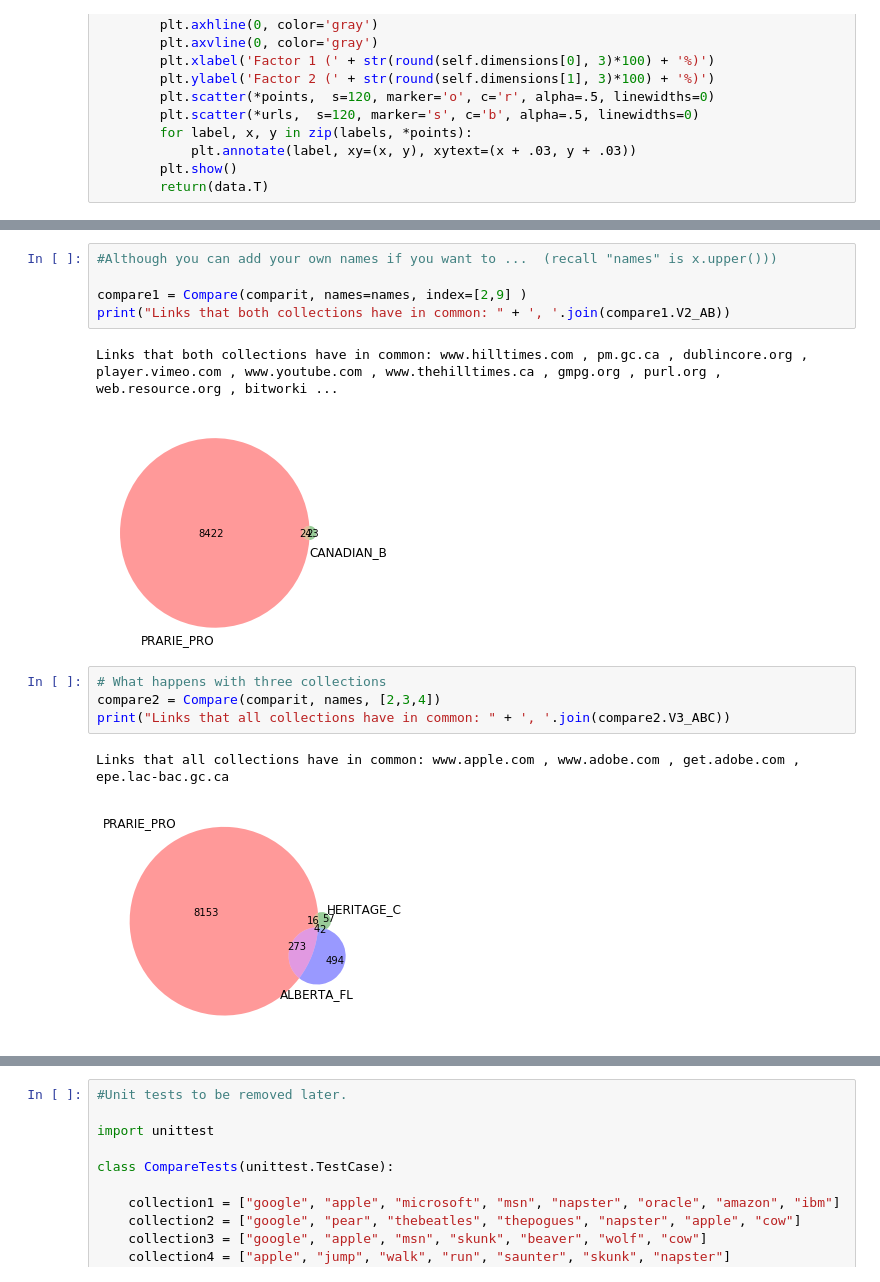
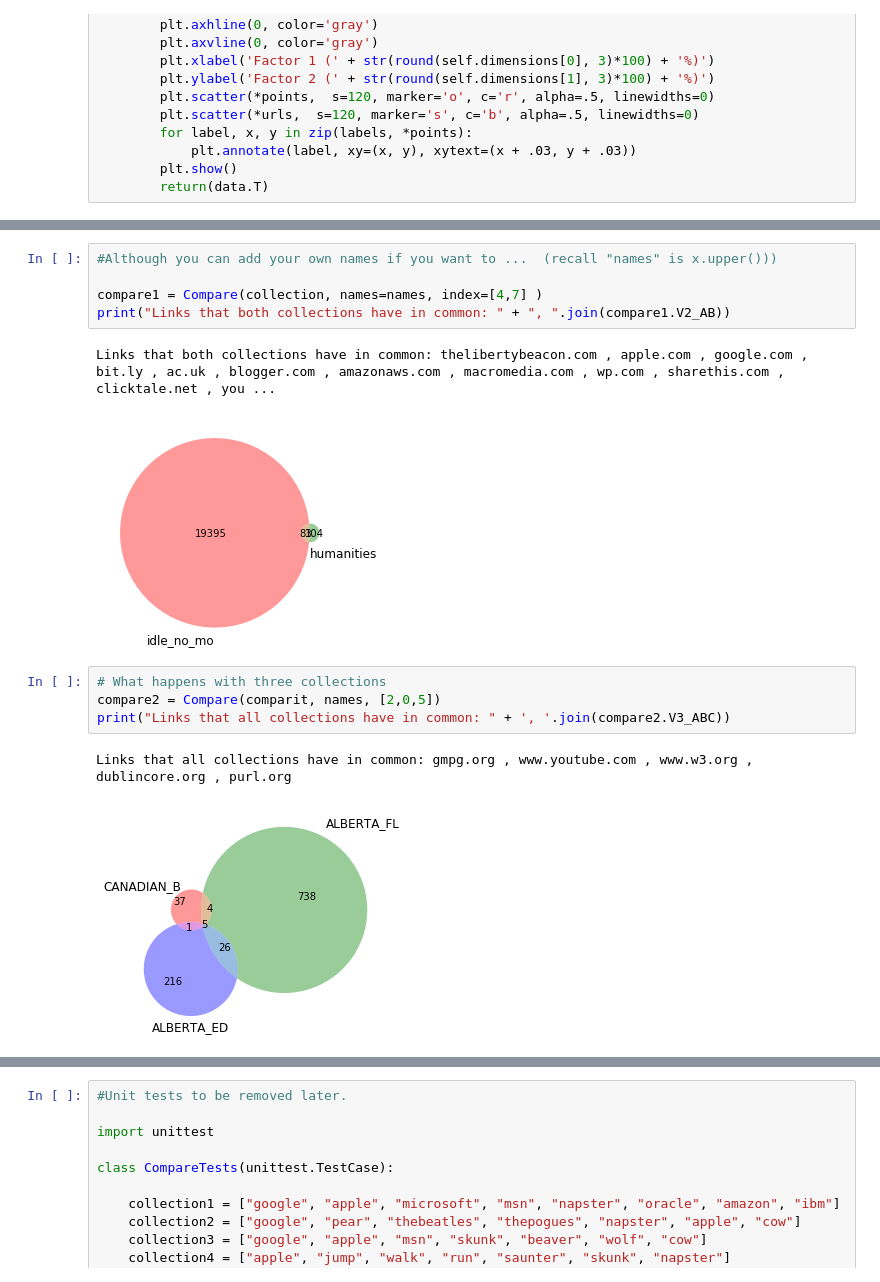
Before and after one commit to web-archive-group/WALK, a Jupyter notebook: Scripts/compare_collection/compare_collections.ipynb, the cells around one changed output, grey strips where cells are left out. Saved outputs shown, nothing was run; the diff lists cells and outputs as text.

```diff
--- a/Scripts/compare_collection/compare_collections.ipynb
+++ b/Scripts/compare_collection/compare_collections.ipynb
@@ -192,15 +265,15 @@ print(compare1.V2_AB)
 # %%
 #Although you can add your own names if you want to ...  (recall "names" is x.upper()))
 
-compare1 = Compare(comparit, names=names, index=[2,9] )
-print("Links that both collections have in common: " + ', '.join(compare1.V2_AB))
+compare1 = Compare(collection, names=names, index=[4,7] )
+print("Links that both collections have in common: " + ", ".join(compare1.V2_AB))
 # %% [output]
-Links that both collections have in common: www.hilltimes.com , pm.gc.ca , dublincore.org , player.vimeo.com , www.youtube.com , www.thehilltimes.ca , gmpg.org , purl.org , web.resource.org , bitworki ...
+Links that both collections have in common: thelibertybeacon.com , apple.com , google.com , bit.ly , ac.uk , blogger.com , amazonaws.com , macromedia.com , wp.com , sharethis.com , clicktale.net , you ...
-[figure, old version]
+[figure, new version]
 # %%
 # What happens with three collections
-compare2 = Compare(comparit, names, [2,3,4])
+compare2 = Compare(comparit, names, [2,0,5])
 print("Links that all collections have in common: " + ', '.join(compare2.V3_ABC))
 # %% [output]
-Links that all collections have in common: www.apple.com , www.adobe.com , get.adobe.com , epe.lac-bac.gc.ca
+Links that all collections have in common: gmpg.org , www.youtube.com , www.w3.org , dublincore.org , purl.org
-[figure, old version]
+[figure, new version]
```
Also changed, not shown: parts of 12 cells of this notebook.
